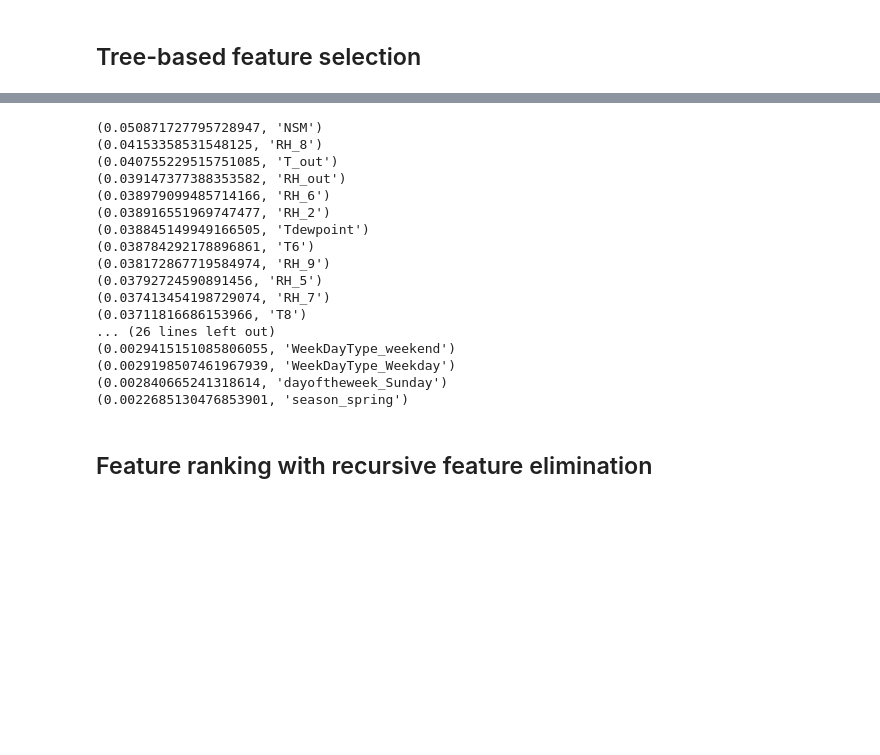
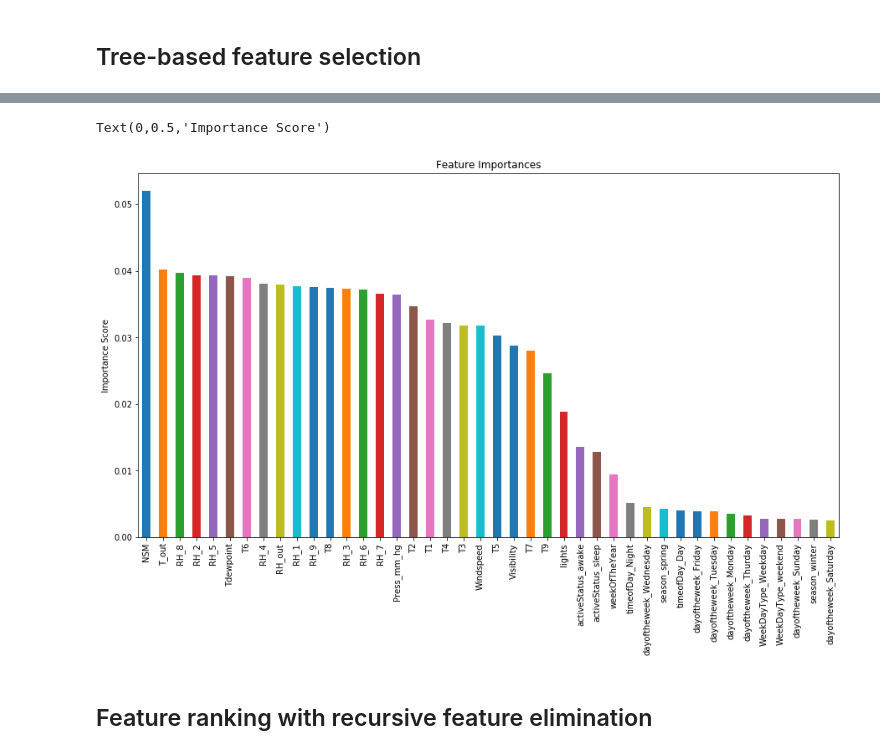
Before and after one commit to aahana-khajanchi/AdavancedDataScience-1, a Jupyter notebook: Assignment2/Part 5 - Feature Selection/Feature Selection.ipynb, the cells around one changed output, grey strips where cells are left out. Drawn from its saved outputs; the diff is of its cells as text; code cells hidden in the pictures; blank space fills up the shorter version.

```diff
--- a/Assignment2/Part 5 - Feature Selection/Feature Selection.ipynb
+++ b/Assignment2/Part 5 - Feature Selection/Feature Selection.ipynb
@@ -184,26 +233,13 @@ def rankPrintImportance(importance,df):
                  reverse=True)
     for ran in rank:
         print(ran)
-# %%
-rankPrintImportance(clf.feature_importances_,X)
-# %% [output]
-(0.050871727795728947, 'NSM')
-(0.04153358531548125, 'RH_8')
-(0.040755229515751085, 'T_out')
-(0.039147377388353582, 'RH_out')
-(0.038979099485714166, 'RH_6')
-(0.038916551969747477, 'RH_2')
-(0.038845149949166505, 'Tdewpoint')
-(0.038784292178896861, 'T6')
-(0.038172867719584974, 'RH_9')
-(0.03792724590891456, 'RH_5')
-(0.037413454198729074, 'RH_7')
-(0.03711816686153966, 'T8')
-... (26 lines left out)
-(0.0029415151085806055, 'WeekDayType_weekend')
-(0.0029198507461967939, 'WeekDayType_Weekday')
-(0.002840665241318614, 'dayoftheweek_Sunday')
-(0.0022685130476853901, 'season_spring')
+# %%
+feat_imp = pd.Series(clf.feature_importances_,X_train.columns).sort_values(ascending=False)
+feat_imp.plot(kind='bar', title='Feature Importances',figsize = (15,8))
+plt.ylabel('Importance Score')
+# %% [output]
+Text(0,0.5,'Importance Score')
+[figure, added]
 # %% [markdown]
 ## Feature ranking with recursive feature elimination
 # %%
```
Also changed, not shown: parts of 30 cells of this notebook, 16 other files.
